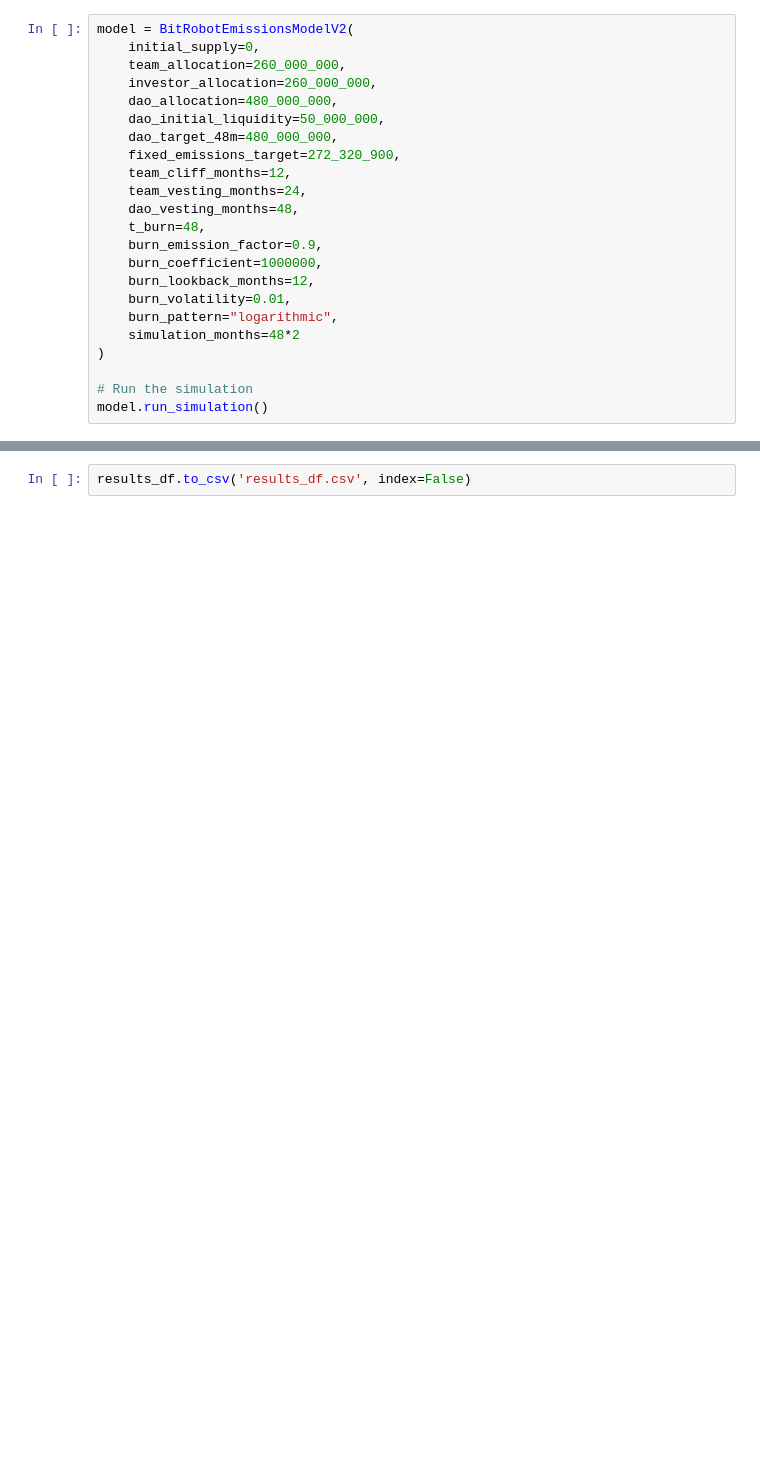
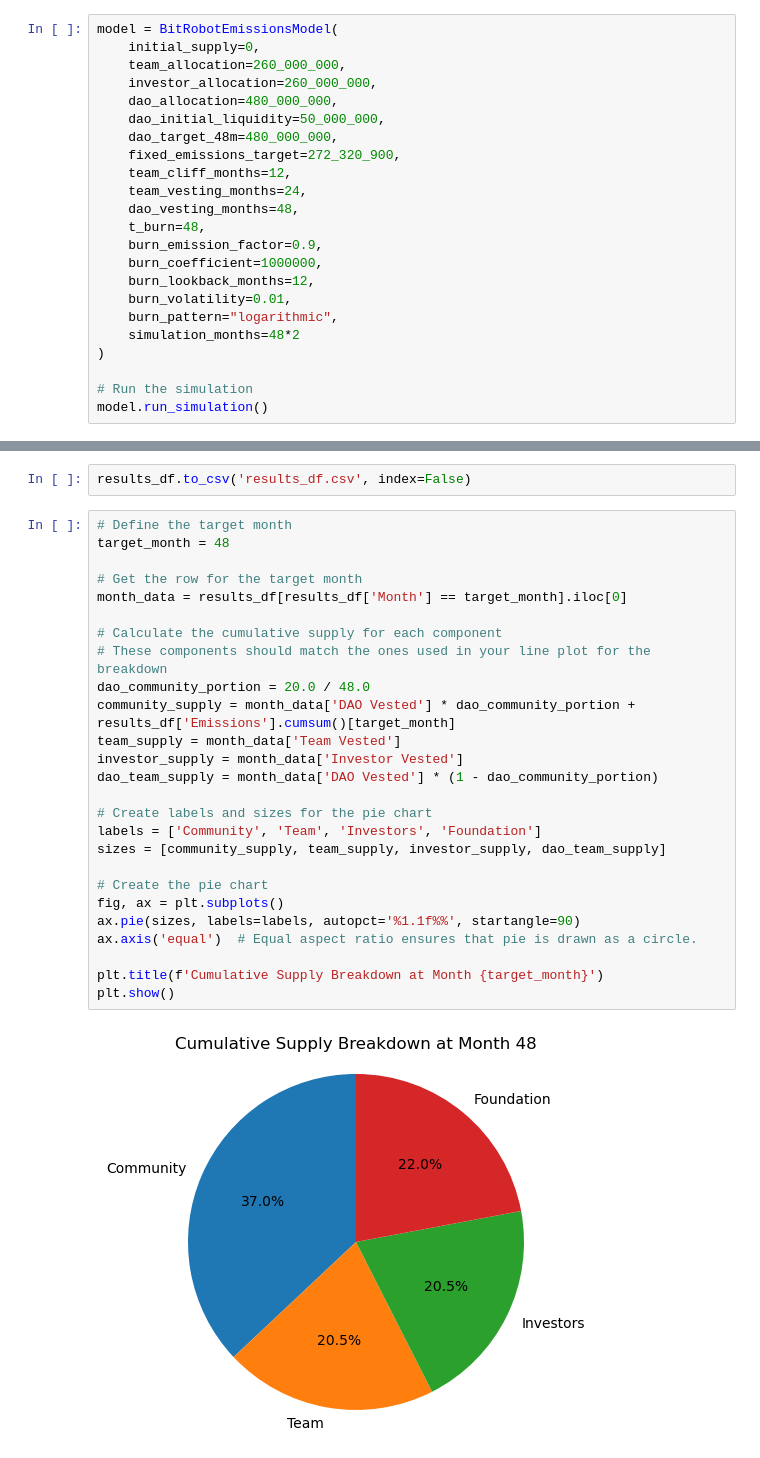
Before and after one commit to CELtd/bitrobot_emissions, a Jupyter notebook: notebooks/v2.ipynb, the cells around one changed output, grey strips where cells are left out. Saved outputs shown, nothing was run; the diff lists cells and outputs as text; blank space fills up the shorter version.

```diff
--- a/notebooks/v2.ipynb
+++ b/notebooks/v2.ipynb
@@ -17,5 +14,5 @@ Intel MKL WARNING: Support of Intel(R) Streaming SIMD Extensions 4.2 (Intel(R) S
 # %%
-model = BitRobotEmissionsModelV2(
+model = BitRobotEmissionsModel(
     initial_supply=0,
     team_allocation=260_000_000,
     investor_allocation=260_000_000,
@@ -100,3 +97,31 @@ plt.savefig('supply_breakdown.png')
 [figure]
 # %%
 results_df.to_csv('results_df.csv', index=False)
+# %%
+# Define the target month
+target_month = 48
+
+# Get the row for the target month
+month_data = results_df[results_df['Month'] == target_month].iloc[0]
+
+# Calculate the cumulative supply for each component
+# These components should match the ones used in your line plot for the breakdown
+dao_community_portion = 20.0 / 48.0
+community_supply = month_data['DAO Vested'] * dao_community_portion + results_df['Emissions'].cumsum()[target_month]
+team_supply = month_data['Team Vested']
+investor_supply = month_data['Investor Vested']
+dao_team_supply = month_data['DAO Vested'] * (1 - dao_community_portion)
+
+# Create labels and sizes for the pie chart
+labels = ['Community', 'Team', 'Investors', 'Foundation']
+sizes = [community_supply, team_supply, investor_supply, dao_team_supply]
+
+# Create the pie chart
+fig, ax = plt.subplots()
+ax.pie(sizes, labels=labels, autopct='%1.1f%%', startangle=90)
+ax.axis('equal')  # Equal aspect ratio ensures that pie is drawn as a circle.
+
+plt.title(f'Cumulative Supply Breakdown at Month {target_month}')
+plt.show()
+# %% [output]
+[figure, added]
```
Also changed, not shown: parts of 1 cell of this notebook, 5 other files.
